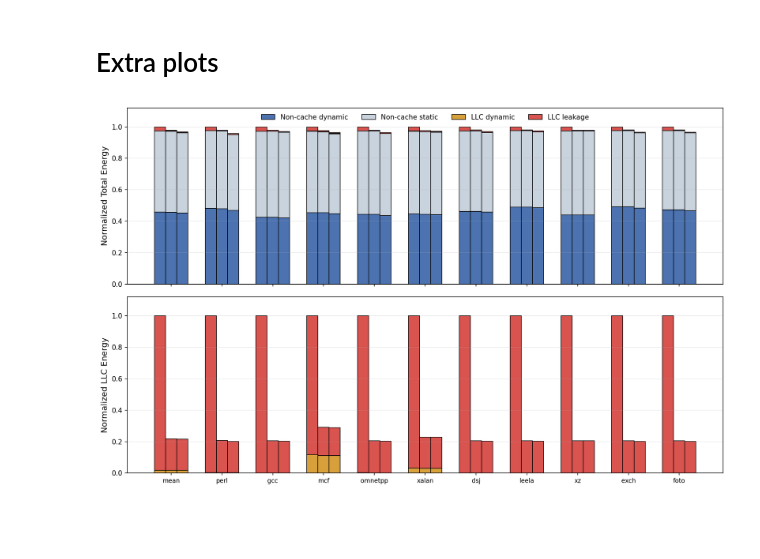
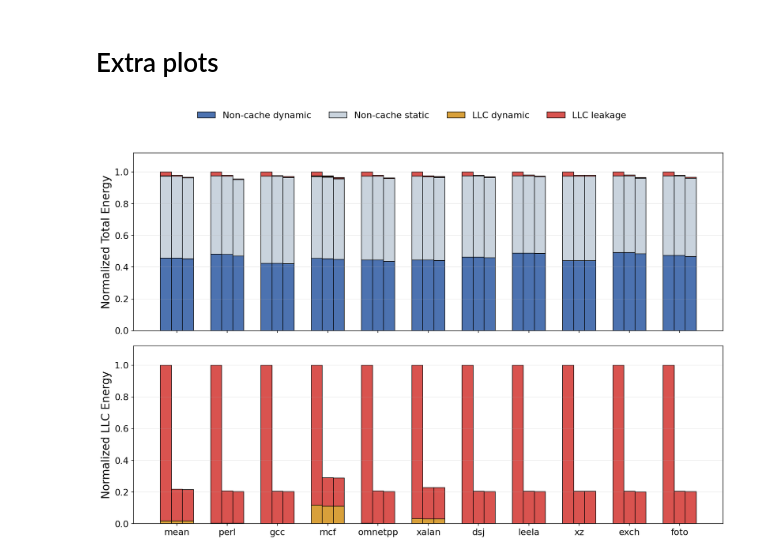
Before and after one commit to shinsakukataoka/mx3, a Jupyter notebook: notebooks/data_exploration.ipynb, the cells around one changed output. Saved outputs shown, nothing was run; the diff lists cells and outputs as text; code cells hidden in the pictures; blank space fills up the shorter version.

```diff
--- a/notebooks/data_exploration.ipynb
+++ b/notebooks/data_exploration.ipynb
@@ -1283,7 +1441,17 @@ c_nc_static = "#C9D3DD"
 c_llc_dyn = "#D8A03A"
 c_llc_leak = "#D9534F"
 
-fig, axes = plt.subplots(2, 1, figsize=(13, 8), sharex=True)
+# Bigger fonts everywhere
+plt.rcParams.update({
+    "font.size": 14,
+    "axes.labelsize": 16,
+    "axes.titlesize": 16,
+    "xtick.labelsize": 13,
+    "ytick.labelsize": 13,
+    "legend.fontsize": 13,
+})
+
+fig, axes = plt.subplots(2, 1, figsize=(13, 8.8), sharex=True)
 
 ax = axes[0]
 for i, cfg in enumerate(configs):
@@ -1297,7 +1465,6 @@ for i, cfg in enumerate(configs):
 ax.set_ylabel("Normalized Total Energy")
 ax.set_ylim(0, 1.12)
 ax.grid(axis="y", alpha=0.25)
-ax.legend(ncol=4, loc="upper center", frameon=False)
 
 ax2 = axes[1]
 for i, cfg in enumerate(configs):
@@ -1305,14 +1472,57 @@ for i, cfg in enumerate(configs):
     arr = norm_llc[cfg]
     ax2.bar(xpos, arr[:, 2], width=w, color=c_llc_dyn, label="LLC dynamic" if i == 0 else None, edgecolor="black", linewidth=0.8)
     ax2.bar(xpos, arr[:, 3], width=w, bottom=arr[:, 2], color=c_llc_leak, label="LLC leakage" if i == 0 else None, edgecolor="black", linewidth=0.8)
+
 ax2.set_ylabel("Normalized LLC Energy")
 ax2.set_ylim(0, 1.12)
 ax2.grid(axis="y", alpha=0.25)
 ax2.set_xticks(x)
 ax2.set_xticklabels(xtick_labels)
 
-plt.tight_layout()
+# Legend above the whole figure
+handles, labels = ax.get_legend_handles_labels()
+fig.legend(
+    handles, labels,
+    ncol=4,
+    loc="upper center",
+    bbox_to_anchor=(0.5, 1.02),
+    frameon=False
+)
+
+# Leave room for the top legend
+plt.tight_layout(rect=[0, 0, 1, 0.93])
 plt.show()
+
+print("\n=== Energy decomposition raw values (J) ===")
+for cfg in configs:
+    print(f"\n[{cfg}]")
+    rows = []
+    for b in plot_order:
+        v = raw[cfg][b]
+        rows.append([b, v[0], v[1], v[2], v[3], sum(v)])
+    out = pd.DataFrame(
+        rows,
+        columns=["bench", "E_nc_dyn", "E_nc_static", "E_llc_dyn", "E_llc_leak", "E_total"]
+    )
+    print(out.to_string(index=False, float_format=lambda x: f"{x:.6f}"))
+
+print("\n=== Energy decomposition normalized values ===")
+for cfg in configs:
+    print(f"\n[{cfg}] total-energy normalized")
+    out1 = pd.DataFrame(
+        norm_total[cfg],
+        columns=["nc_dyn_norm", "nc_static_norm", "llc_dyn_norm", "llc_leak_norm"]
+    )
+    out1.insert(0, "bench", plot_order)
+    print(out1.to_string(index=False, float_format=lambda x: f"{x:.6f}"))
+
+    print(f"\n[{cfg}] LLC-only normalized")
+    out2 = pd.DataFrame(
+        norm_llc[cfg][:, 2:4],
+        columns=["llc_dyn_norm", "llc_leak_norm"]
+    )
+    out2.insert(0, "bench", plot_order)
+    print(out2.to_string(index=False, float_format=lambda x: f"{x:.6f}"))
 
 # -----------------------------
 # Plot 2: Read latency sweep
@@ -1358,6 +1568,19 @@ ax.legend()
 plt.tight_layout()
 plt.show()
 
+print("\n=== Read latency raw values (ratio = 1 + speedup/100) ===")
+rl_rows = []
+for b in bench_order:
+    row = {"bench": b}
+    for mult in lat_mults:
+        rr = r[(r["bench_short"] == b) & (r["sweep_value"] == float(mult))]
+        row[f"x{mult}_speedup_pct"] = float(rr.iloc[0]["speedup_pct_vs_sram7"]) if len(rr) else np.nan
+        row[f"x{mult}_ratio"] = 1.0 + row[f"x{mult}_speedup_pct"] / 100.0 if len(rr) else np.nan
+    rl_rows.append(row)
+
+rl_df = pd.DataFrame(rl_rows)
+print(rl_df.to_string(index=False, float_format=lambda x: f"{x:.6f}"))
+
 
 # -----------------------------
 # Plot 3: Cap +/- MAE
@@ -1366,31 +1589,51 @@ c = df[df["table_group"] == "table12_cap_mae"].copy()
 c = c[c["n_tag"] == "n1"].copy()
 
 x = np.arange(len(bench_order))
 w = 0.35
 
 minus_vals = []
 plus_vals = []
 
 for b in bench_order:
     rm = c[(c["bench_short"] == b) & (c["variant"] == "cap_minus_mae")]
     rp = c[(c["bench_short"] == b) & (c["variant"] == "cap_plus_mae")]
 
     minus_vals.append(1.0 + float(rm.iloc[0]["speedup_pct_vs_sram7"]) / 100.0 if len(rm) else np.nan)
     plus_vals.append(1.0 + float(rp.iloc[0]["speedup_pct_vs_sram7"]) / 100.0 if len(rp) else np.nan)
 
 fig, ax = plt.subplots(figsize=(8, 4))
 ax.bar(x - w/2, minus_vals, w, label="Cap-MAE")
 ax.bar(x + w/2, plus_vals,  w, label="Cap+MAE")
 
 ax.axhline(1.0, color="gray", linestyle="--")
 ax.set_xticks(x)
 ax.set_xticklabels(bench_order, rotation=45, ha="right")
 ax.set_ylabel("Speedup vs SRAM7")
 ax.set_title("Cap +/- MAE (n=1, 16MB)")
 ax.grid(axis="y", alpha=0.25)
 ax.legend()
 
 plt.tight_layout()
 plt.show()
+
+print("\n=== Cap +/- MAE raw values (ratio = 1 + speedup/100) ===")
+cap_rows = []
+for b, mv, pv in zip(bench_order, minus_vals, plus_vals):
+    rm = c[(c["bench_short"] == b) & (c["variant"] == "cap_minus_mae")]
+    rp = c[(c["bench_short"] == b) & (c["variant"] == "cap_plus_mae")]
+
+    m_pct = float(rm.iloc[0]["speedup_pct_vs_sram7"]) if len(rm) else np.nan
+    p_pct = float(rp.iloc[0]["speedup_pct_vs_sram7"]) if len(rp) else np.nan
+
+    cap_rows.append({
+        "bench": b,
+        "cap_minus_speedup_pct": m_pct,
+        "cap_minus_ratio": mv,
+        "cap_plus_speedup_pct": p_pct,
+        "cap_plus_ratio": pv,
+    })
+
+cap_df = pd.DataFrame(cap_rows)
+print(cap_df.to_string(index=False, float_format=lambda x: f"{x:.6f}"))
 # %% [output]
-[figure, old version]
+[figure, new version]
```
Also changed, not shown: parts of 2 cells of this notebook.
